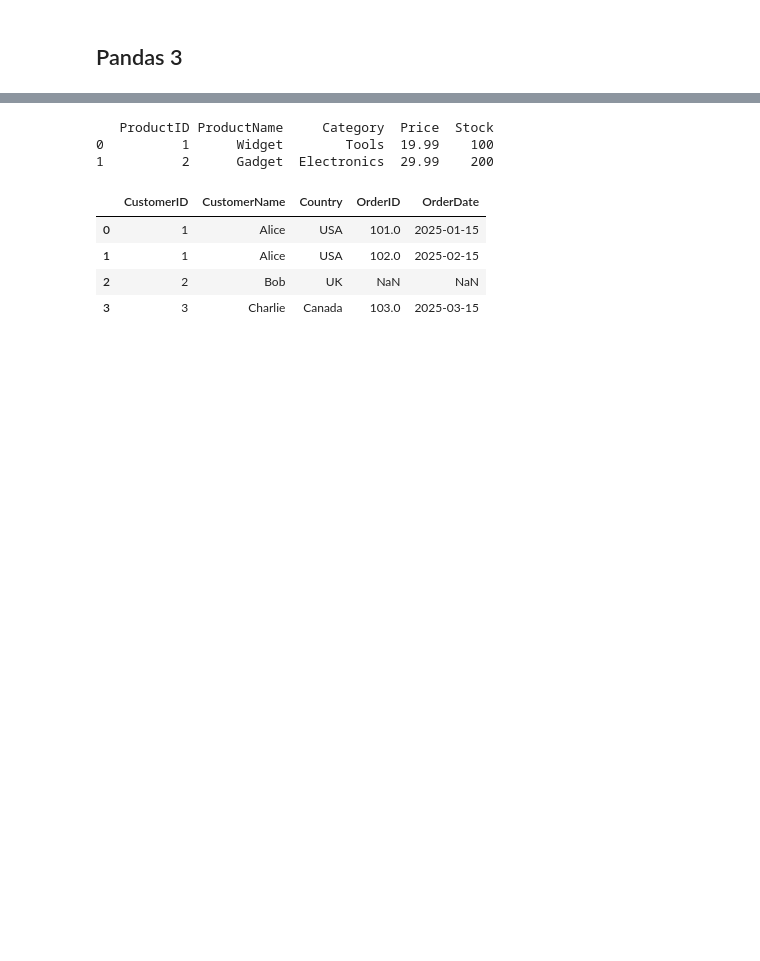
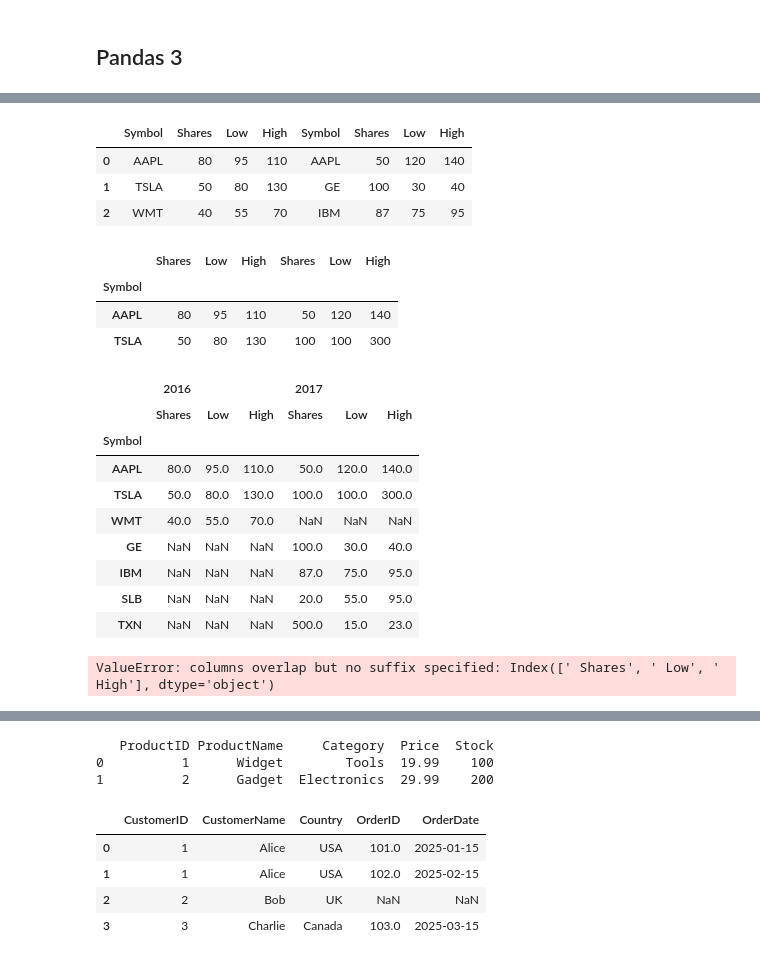
Before and after one commit to InobatMi/python_f14, a Jupyter notebook: lesson-20/main.ipynb, the cells around one changed output, grey strips where cells are left out. Saved outputs shown, nothing was run; the diff lists cells and outputs as text; code cells hidden in the pictures; blank space fills up the shorter version.

```diff
--- a/lesson-20/main.ipynb
+++ b/lesson-20/main.ipynb
@@ -4,0 +180,44 @@ import pandas as pd
+# %%
+# joins the indexes - possible to change when reading the file
+
+dfs = pd.concat([df_16, df_17], axis=1, join='inner')
+dfs
+# %% [output]
+|  | Symbol | Shares | Low | High | Symbol | Shares | Low | High |
+| 0 | AAPL | 80 | 95 | 110 | AAPL | 50 | 120 | 140 |
+| 1 | TSLA | 50 | 80 | 130 | GE | 100 | 30 | 40 |
+| 2 | WMT | 40 | 55 | 70 | IBM | 87 | 75 | 95 |
+# %%
+df_16 = pd.read_csv('stocks_16.csv', index_col='Symbol')
+df_17 = pd.read_csv('stocks_17.csv', index_col='Symbol')
+# %%
+dfs = pd.concat([df_16, df_17], axis=1, join='inner')
+dfs
+# %% [output]
+|  | Shares | Low | High | Shares | Low | High |
+| Symbol |  |  |  |  |  |  |
+| AAPL | 80 | 95 | 110 | 50 | 120 | 140 |
+| TSLA | 50 | 80 | 130 | 100 | 100 | 300 |
+# %%
+# keys - define from which col are coming
+
+dfs = pd.concat([df_16, df_17], axis=1, keys=['2016', '2017'], join='outer')
+dfs
+# %% [output]
+|  | 2016 |  |  | 2017 |  |  |
+|  | Shares | Low | High | Shares | Low | High |
+| Symbol |  |  |  |  |  |  |
+| AAPL | 80.0 | 95.0 | 110.0 | 50.0 | 120.0 | 140.0 |
+| TSLA | 50.0 | 80.0 | 130.0 | 100.0 | 100.0 | 300.0 |
+| WMT | 40.0 | 55.0 | 70.0 | NaN | NaN | NaN |
+| GE | NaN | NaN | NaN | 100.0 | 30.0 | 40.0 |
+| IBM | NaN | NaN | NaN | 87.0 | 75.0 | 95.0 |
+| SLB | NaN | NaN | NaN | 20.0 | 55.0 | 95.0 |
+| ΤΧΝ | NaN | NaN | NaN | 500.0 | 15.0 | 23.0 |
+# %%
+# ambisious, empID
+# solution - give lsuffix
+
+dfs2 = df_16.join(df_17)
+# %% [output]
+ValueError: columns overlap but no suffix specified: Index([' Shares', ' Low', ' High'], dtype='object')
```
Also changed, not shown: parts of 22 cells of this notebook, 10 other files.
